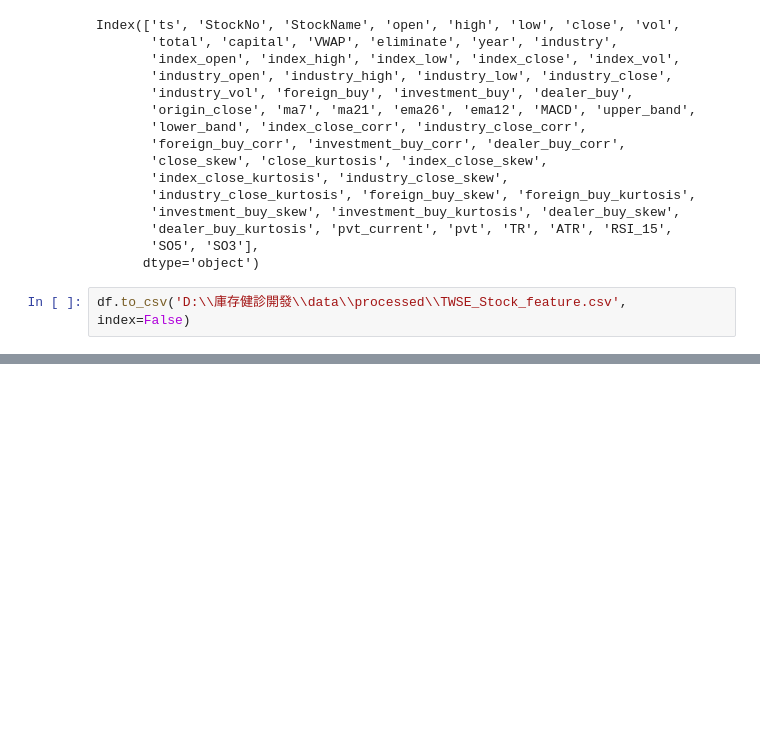
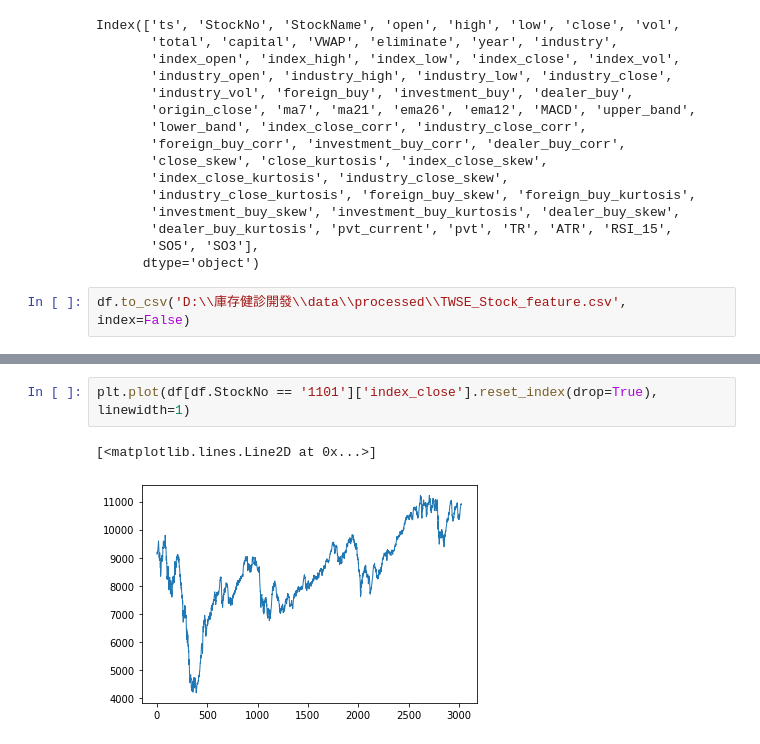
Before and after one commit to datateams0982/Inventory_Check, a Jupyter notebook: FeatureEngineering/Feature_Engineering.ipynb, the cells around one changed output, grey strips where cells are left out. Drawn from its saved outputs; the diff is of its cells as text; blank space fills up the shorter version.

```diff
--- a/FeatureEngineering/Feature_Engineering.ipynb
+++ b/FeatureEngineering/Feature_Engineering.ipynb
@@ -83,0 +117,5 @@ df.to_csv('D:\\庫存健診開發\\data\\processed\\TWSE_Stock_feature.csv', ind
+# %%
+plt.plot(df[df.StockNo == '1101']['index_close'].reset_index(drop=True), linewidth=1)
+# %% [output]
+[<matplotlib.lines.Line2D at 0x...>]
+[figure, added]
```
Also changed, not shown: parts of 4 cells of this notebook, 15 other files.
